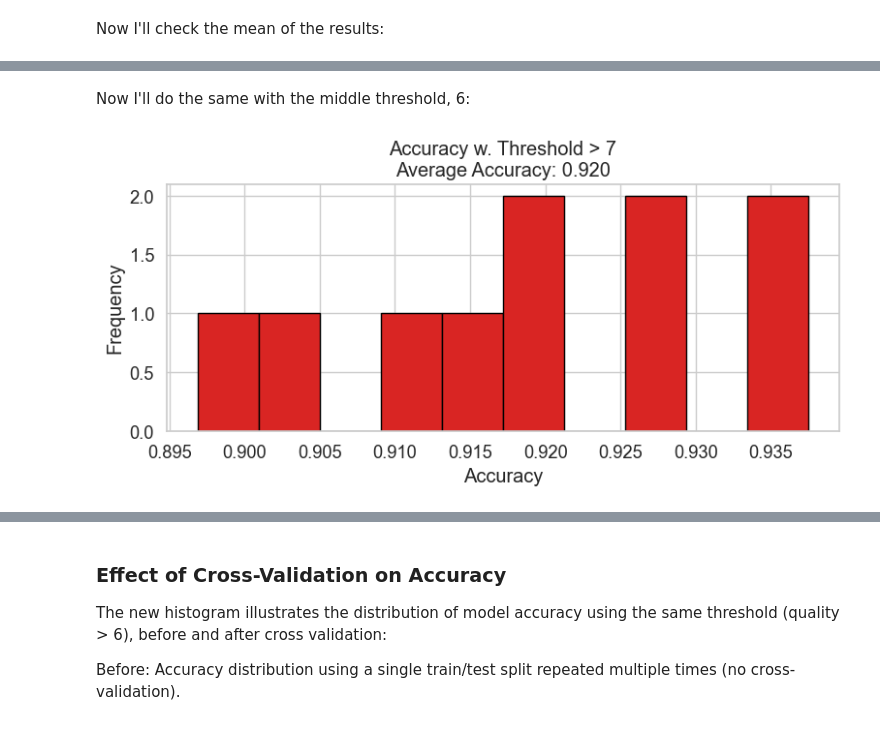
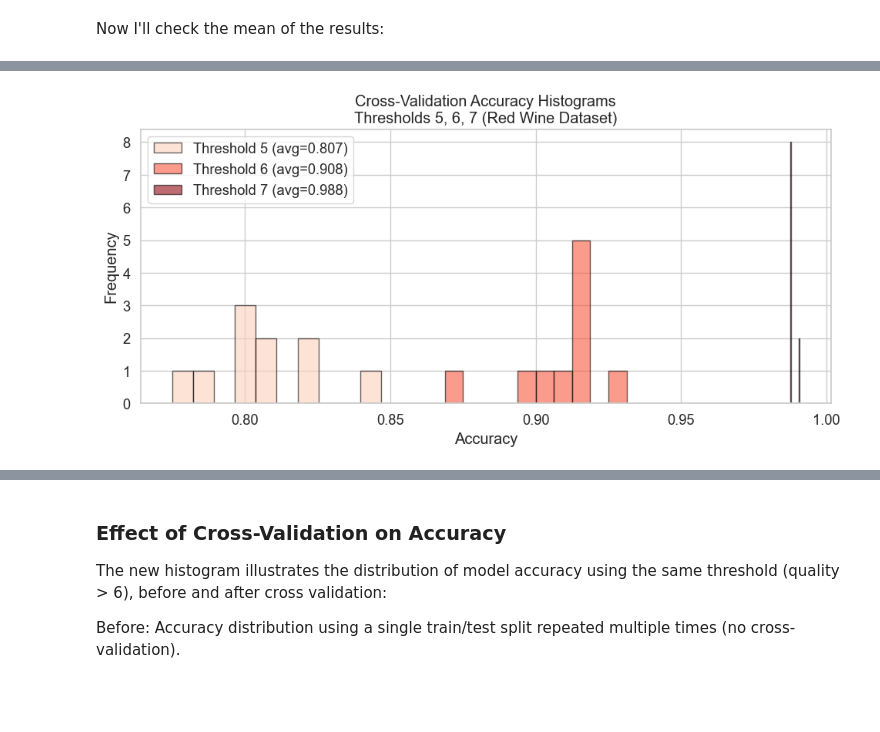
Before and after one commit to k1k12/2034_CW, a Jupyter notebook: notebooks/wine_analysis.ipynb, the cells around one changed output, grey strips where cells are left out. Cells and saved outputs as stored; diff of their text form; code cells hidden in the pictures; blank space fills up the shorter version.

```diff
--- a/notebooks/wine_analysis.ipynb
+++ b/notebooks/wine_analysis.ipynb
@@ -206,8 +206,8 @@ import seaborn as sb
 
 # Set style
 sb.set_theme(style="whitegrid", font_scale=1.2)
-palette_red = sb.color_palette("Reds", n_colors=9)
-palette_white = sb.color_palette("Blues", n_colors=9)
+palette_red = sb.color_palette("Reds", n_colors=10)
+palette_white = sb.color_palette("Blues", n_colors=10)
 # %% [markdown]
 Next, I generated a scatterplot matrix for both datasets.
 
@@ -1170,17 +1119,18 @@ Interpretation:
-# %% [markdown]
-Now I'll do the same with the middle threshold, 6:
 # %%
-scores_6 = accuracy_scores[6]
-mean_6 = np.mean(scores_6)
+plt.figure(figsize=(10, 5))
 
-plt.figure(figsize=(8, 4))
-plt.hist(scores_6, bins=10, color=palette_red[6], edgecolor="black")
+for threshold in thresholds:
+    scores = accuracy_scores[threshold]
+    plt.hist(scores, bins=10, alpha=0.6, label=f"Threshold {threshold} (avg={np.mean(scores):.3f})",
+             color=palette_red[1 if threshold == 5 else 5 if threshold == 6 else 9], edgecolor="black")
+
 plt.xlabel("Accuracy")
 plt.ylabel("Frequency")
-plt.title(f"Accuracy w. Threshold > {threshold}\nAverage Accuracy: {mean_6:.3f}")
+plt.title("Cross-Validation Accuracy Histograms\nThresholds 5, 6, 7 (Red Wine Dataset)")
+plt.legend()
 plt.grid(True)
 plt.tight_layout()
-plt.savefig("../figures/task3_accuracy_6_hist_red.png")
+plt.savefig("../figures/task3_accuracy_comparison_red.png")
 plt.show()
 # %% [output]
-[figure, old version]
+[figure, new version]
```
Also changed, not shown: parts of 23 cells of this notebook.
